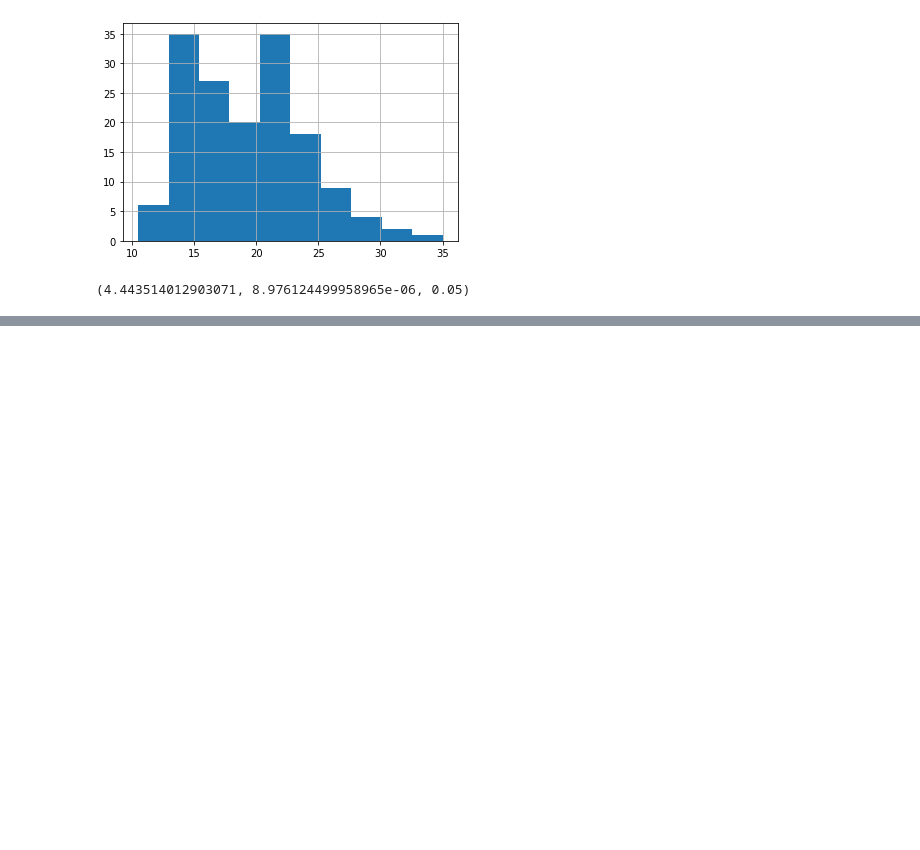
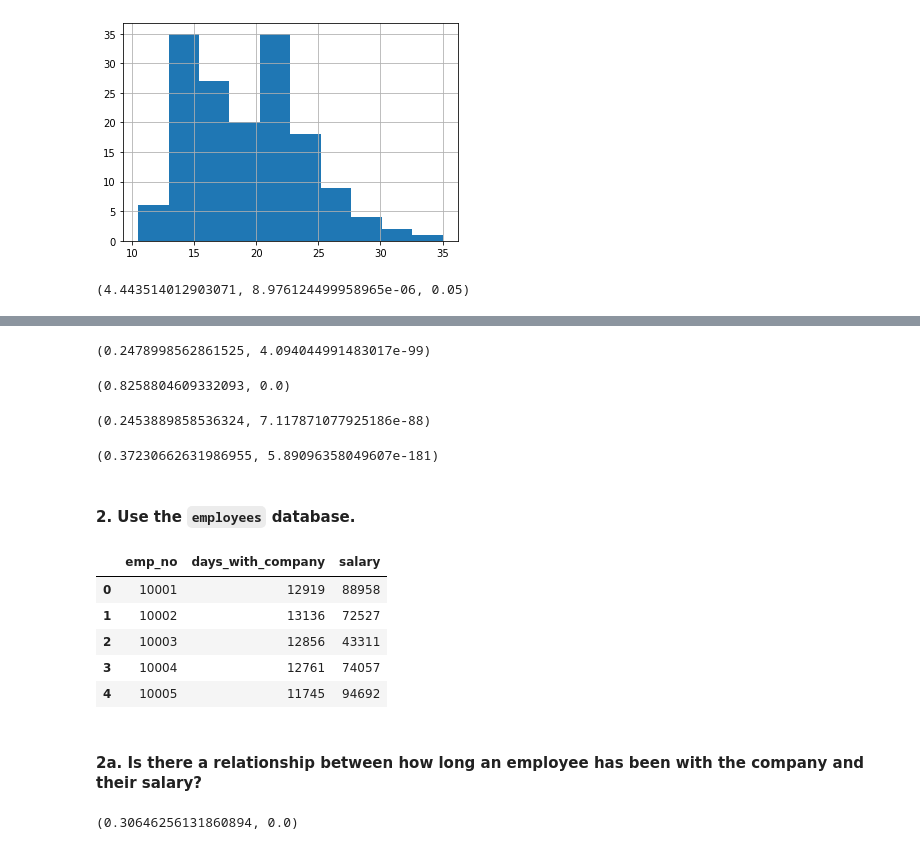
Before and after one commit to sophia-stewart/statistics-exercises, a Jupyter notebook: hypothesis_testing.ipynb, the cells around one changed output, grey strips where cells are left out. Saved outputs shown, nothing was run; the diff lists cells and outputs as text; code cells hidden in the pictures; blank space fills up the shorter version.

Commit message:
Added solutions to correlation exercises

```diff
--- a/hypothesis_testing.ipynb
+++ b/hypothesis_testing.ipynb
@@ -303,3 +224,0 @@ employees.head()
-# %%
-employees.hire_date = pd.to_datetime(employees.hire_date)
-employees.info()
@@ -366,0 +242,65 @@ r, p
+# %%
+# overall tenure/MonthlyCharges correlation
+r, p = stats.pearsonr(telco.tenure, telco.MonthlyCharges)
+r, p
+# (0.2478998562861525, 4.094044991483017e-99)
+# %% [output]
+(0.2478998562861525, 4.094044991483017e-99)
+# %%
+# overall tenure/TotalCharges correlation
+tc_tenure = telco[telco.TotalCharges.notnull()].tenure
+tc_charges = telco[telco.TotalCharges.notnull()].TotalCharges
+r, p = stats.pearsonr(tc_tenure, tc_charges)
+r, p
+# (0.8258804609332093, 0.0)
+# %% [output]
+(0.8258804609332093, 0.0)
+# %%
+# customers with phone service tenure/MonthlyCharges correlation
+phone_tenure = telco[telco.PhoneService == 'Yes'].tenure
+phone_mcharges = telco[telco.PhoneService == 'Yes'].MonthlyCharges
+r, p = stats.pearsonr(phone_tenure, phone_mcharges)
+r, p
+# (0.2453889858536324, 7.117871077925186e-88)
+# %% [output]
+(0.2453889858536324, 7.117871077925186e-88)
+# %%
+# customers with internet tenure/MonthlyCharges correlation
+internet_tenure = telco[telco.InternetService != 'No'].tenure
+internet_mcharges = telco[telco.InternetService != 'No'].MonthlyCharges
+r, p = stats.pearsonr(internet_tenure, internet_mcharges)
+r, p
+# (0.37230662631986955, 5.89096358049607e-181)
+# %% [output]
+(0.37230662631986955, 5.89096358049607e-181)
+# %% [markdown]
+#### 2. Use the `employees` database.
+# %%
+def get_db_url(db_name):
+    from env import user, host, password
+    return f'mysql+pymysql://{user}:{password}@{host}/{db_name}'
+
+url = get_db_url('employees')
+sql = '''
+SELECT emp_no, DATEDIFF(CURDATE(), hire_date) AS days_with_company, salary
+FROM employees
+JOIN salaries USING(emp_no)
+WHERE to_date > CURDATE();
+'''
+employees = pd.read_sql(sql,url)
+employees.head()
+# %% [output]
+|  | emp_no | days_with_company | salary |
+| 0 | 10001 | 12919 | 88958 |
+| 1 | 10002 | 13136 | 72527 |
+| 2 | 10003 | 12856 | 43311 |
+| 3 | 10004 | 12761 | 74057 |
+| 4 | 10005 | 11745 | 94692 |
+# %% [markdown]
+#### 2a. Is there a relationship between how long an employee has been with the company and their salary?
+# %%
+# using current salary for this problem
+r, p = stats.pearsonr(employees.days_with_company, employees.salary)
+r, p
+# %% [output]
+(0.30646256131860894, 0.0)
```
Also changed, not shown: parts of 29 cells of this notebook.
